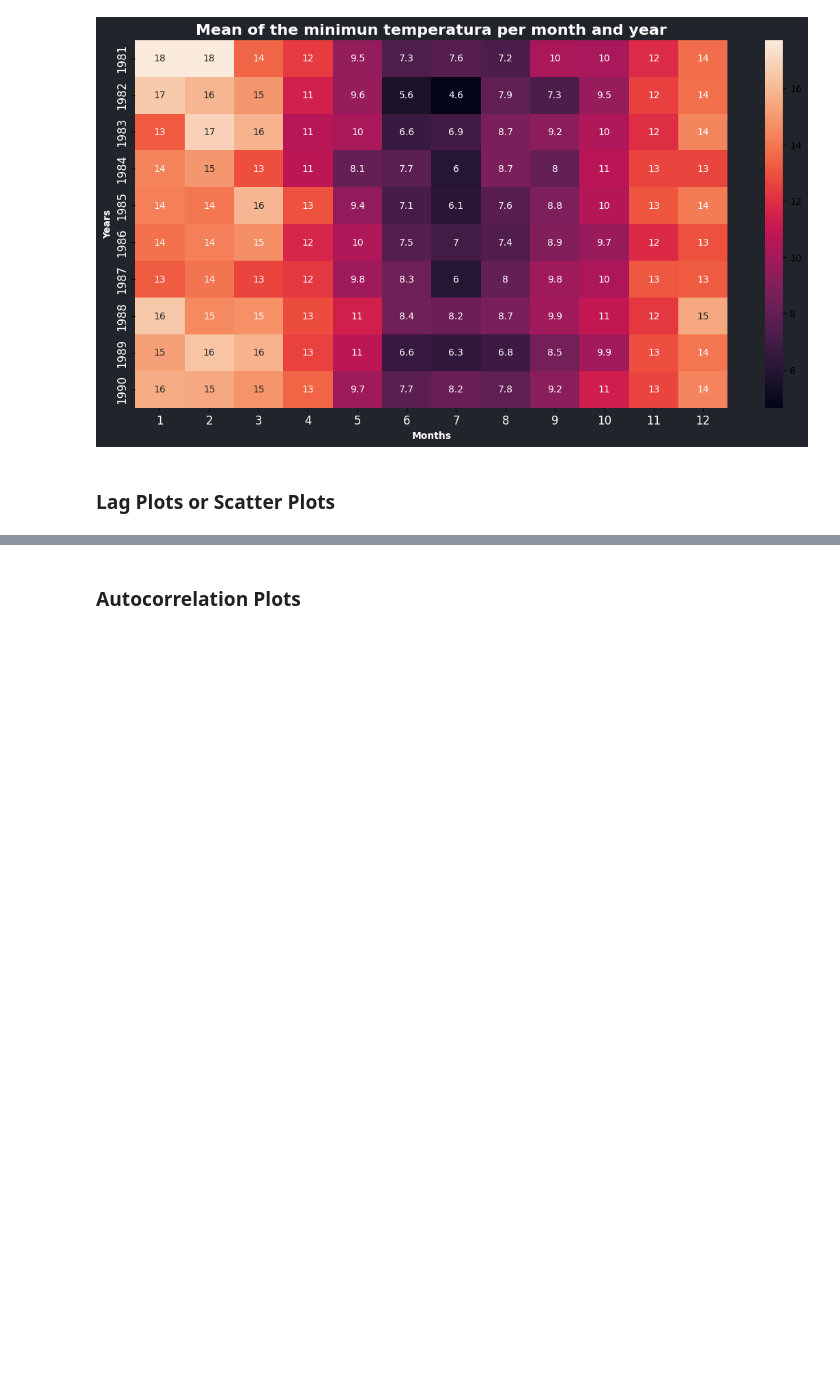
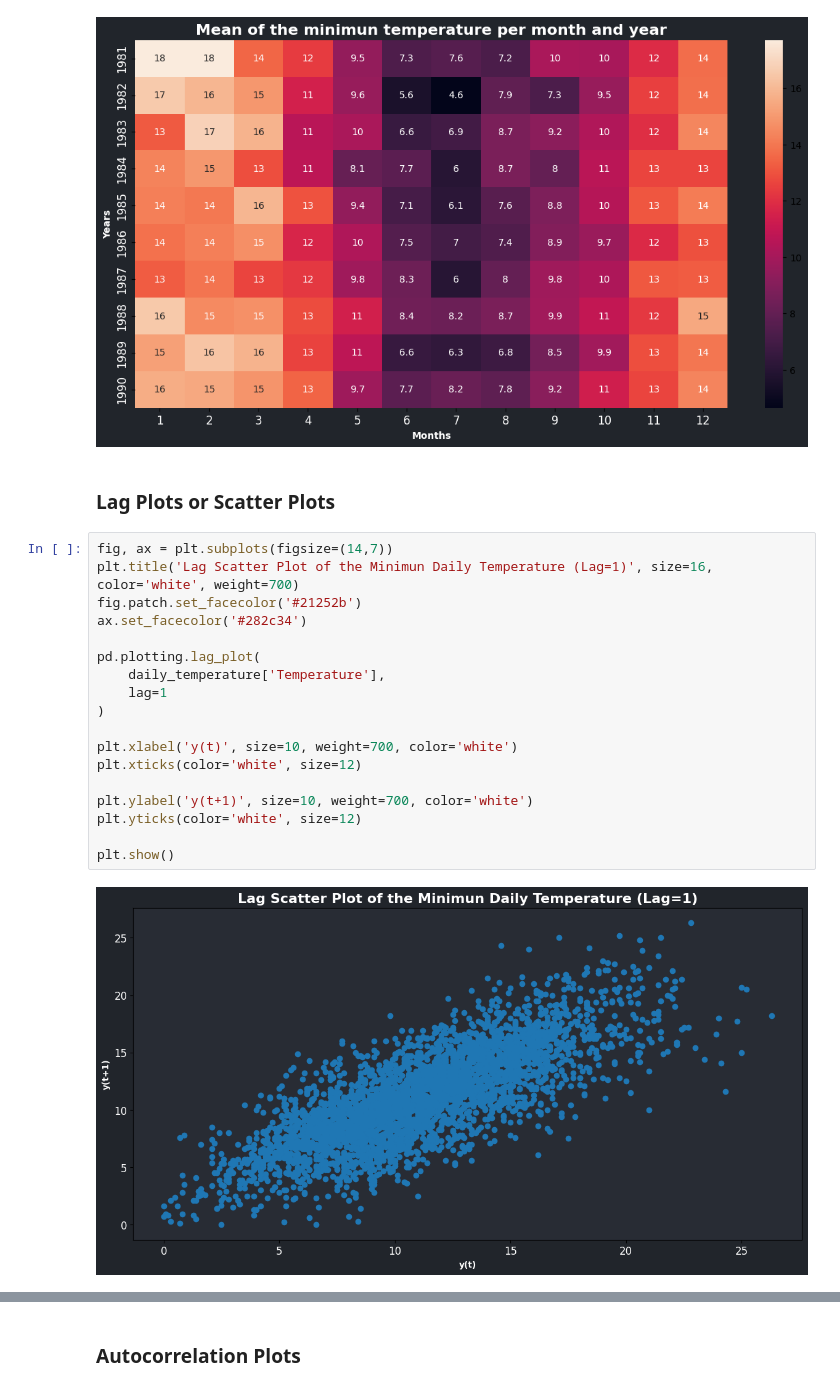
Before and after one commit to JuanFeA98/Time_Series, a Jupyter notebook: Classes/Introduction to Time Series Forecasting/Time_Series.ipynb, the cells around one changed output, grey strips where cells are left out. Drawn from its saved outputs; the diff is of its cells as text; blank space fills up the shorter version.

Commit message:
Lag Scatter Plots

```diff
--- a/Classes/Introduction to Time Series Forecasting/Time_Series.ipynb
+++ b/Classes/Introduction to Time Series Forecasting/Time_Series.ipynb
@@ -327,3 +326,23 @@ plt.show()
 [figure]
 # %% [markdown]
 ### **Lag Plots or Scatter Plots**
+# %%
+fig, ax = plt.subplots(figsize=(14,7))
+plt.title('Lag Scatter Plot of the Minimun Daily Temperature (Lag=1)', size=16, color='white', weight=700)
+fig.patch.set_facecolor('#21252b')
+ax.set_facecolor('#282c34')
+
+pd.plotting.lag_plot(
+    daily_temperature['Temperature'],
+    lag=1
+)
+
+plt.xlabel('y(t)', size=10, weight=700, color='white')
+plt.xticks(color='white', size=12)
+
+plt.ylabel('y(t+1)', size=10, weight=700, color='white')
+plt.yticks(color='white', size=12)
+
+plt.show()
+# %% [output]
+[figure, added]
```
Also changed, not shown: parts of 3 cells of this notebook.
